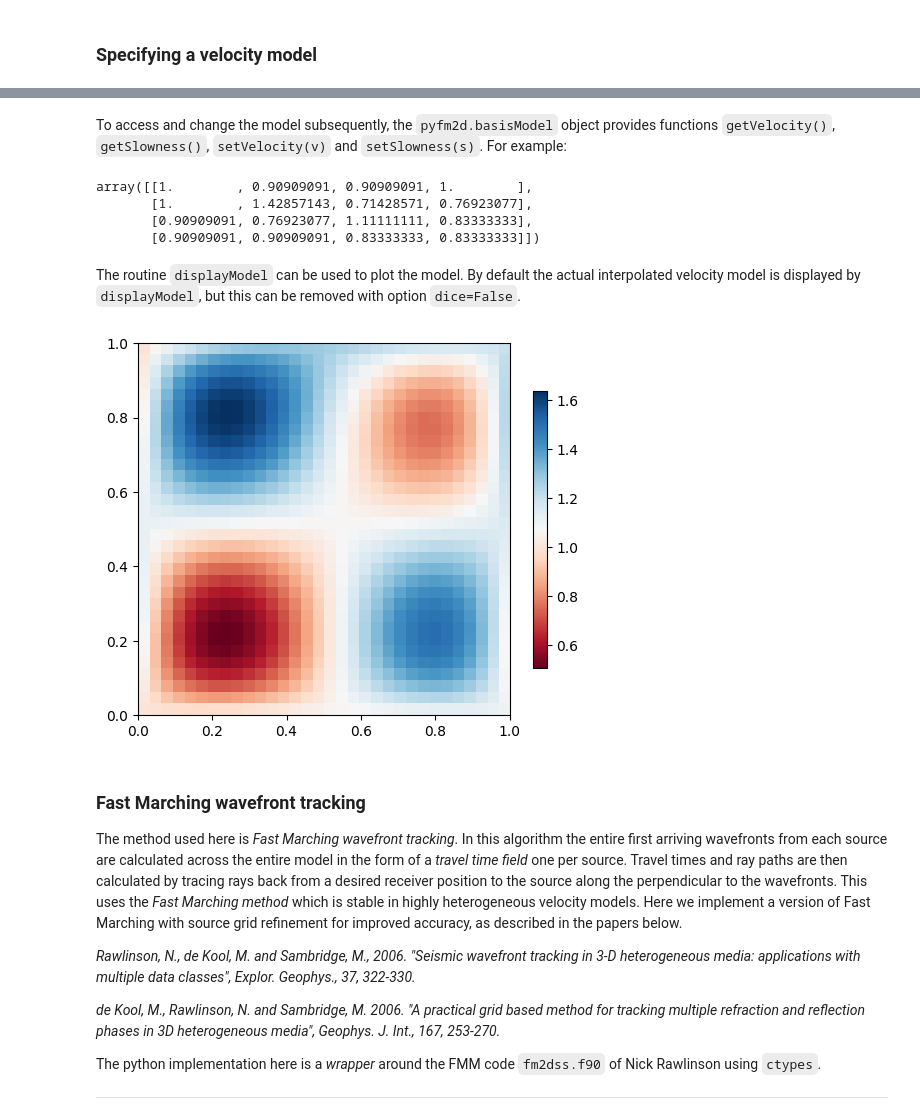
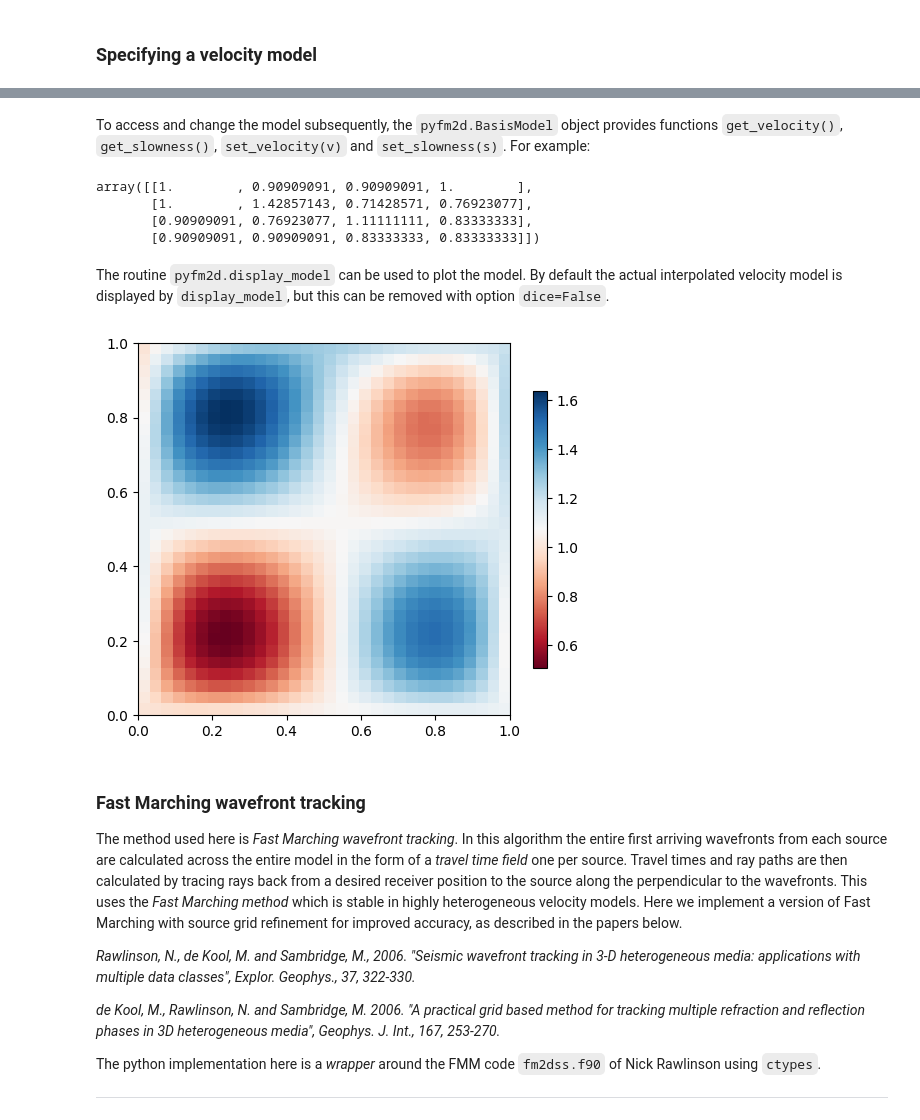
Before and after one commit to inlab-geo/pyfm2d, a Jupyter notebook: examples/FMM_demo_borehole.ipynb, the cells around one changed output, grey strips where cells are left out. Cells and saved outputs as stored; diff of their text form; code cells hidden in the pictures.

```diff
--- a/examples/FMM_demo_borehole.ipynb
+++ b/examples/FMM_demo_borehole.ipynb
@@ -85,31 +84,35 @@ The latter is used for Fast Marching calculations. The discretization levels `(d
 # %%
-m = np.array([[1,1.1,1.1,1.],
-              [1.,1.2,1.4,1.3],
-              [1.1,1.2,1.3,1.2],
-              [1.1,1.1,1.2,1.2]])
-g = wt.basisModel(m)
+# a simple example of a 4x4 velocity model
+m = np.array(
+    [
+        [1, 1.1, 1.1, 1.0],
+        [1.0, 1.2, 1.4, 1.3],
+        [1.1, 1.2, 1.3, 1.2],
+        [1.1, 1.1, 1.2, 1.2],
+    ]
+)
+g = pyfm2d.BasisModel(m)
 # %% [markdown]
-To access and change the model subsequently, the `pyfm2d.basisModel` object provides functions `getVelocity()`, `getSlowness()`, `setVelocity(v)` and `setSlowness(s)`. For example:
+To access and change the model subsequently, the `pyfm2d.BasisModel` object provides functions `get_velocity()`, `get_slowness()`, `set_velocity(v)` and `set_slowness(s)`. For example:
 # %%
-mp = g.getVelocity()
+mp = g.get_velocity()
 mp[1,1] = 0.7
 mp[2,2] = 0.9
 mp[2,1] = 1.3
-g.setVelocity(mp)
-g.getSlowness()
+g.set_velocity(mp)
+g.get_slowness()
 # %% [output]
 array([[1.        , 0.90909091, 0.90909091, 1.        ],
        [1.        , 1.42857143, 0.71428571, 0.76923077],
        [0.90909091, 0.76923077, 1.11111111, 0.83333333],
        [0.90909091, 0.90909091, 0.83333333, 0.83333333]])
 # %% [markdown]
-
-The routine `displayModel` can be used to plot the model. By default the actual interpolated velocity model is displayed by `displayModel`, but this can be removed with option `dice=False`.
+The routine `pyfm2d.display_model` can be used to plot the model. By default the actual interpolated velocity model is displayed by `display_model`, but this can be removed with option `dice=False`.
-# %%
-wtp = wt.plot() # wave tracker plot class
-wtp.displayModel(g.getVelocity())
-# %% [output]
-[figure, removed]
+# %%
+velocity = g.get_velocity()
+pyfm2d.display_model(velocity)
+# %% [output]
+[figure, added]
 # %% [markdown]
 ### Fast Marching wavefront tracking
 
```
Also changed, not shown: parts of 18 cells of this notebook, 2 other files.
